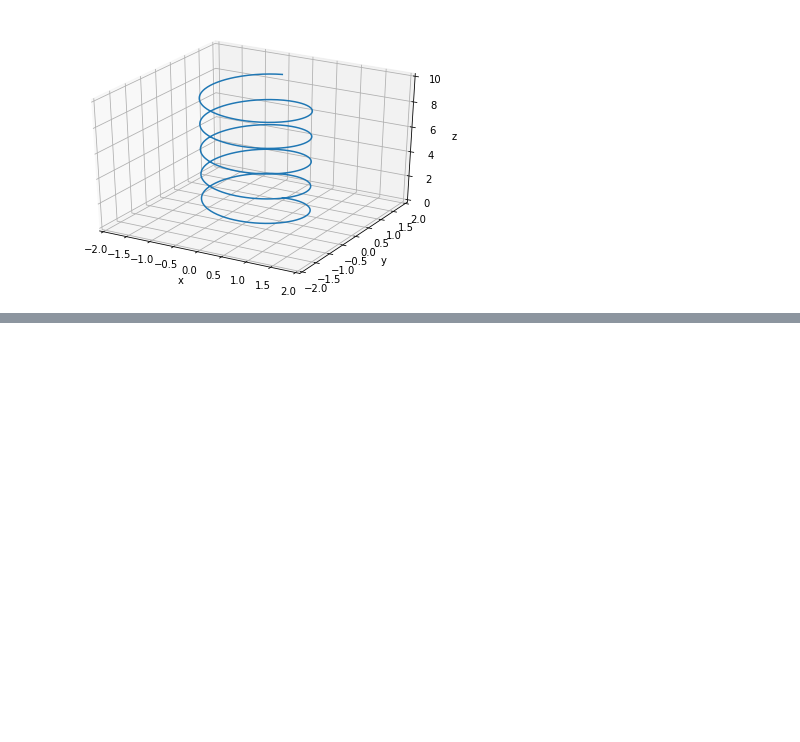
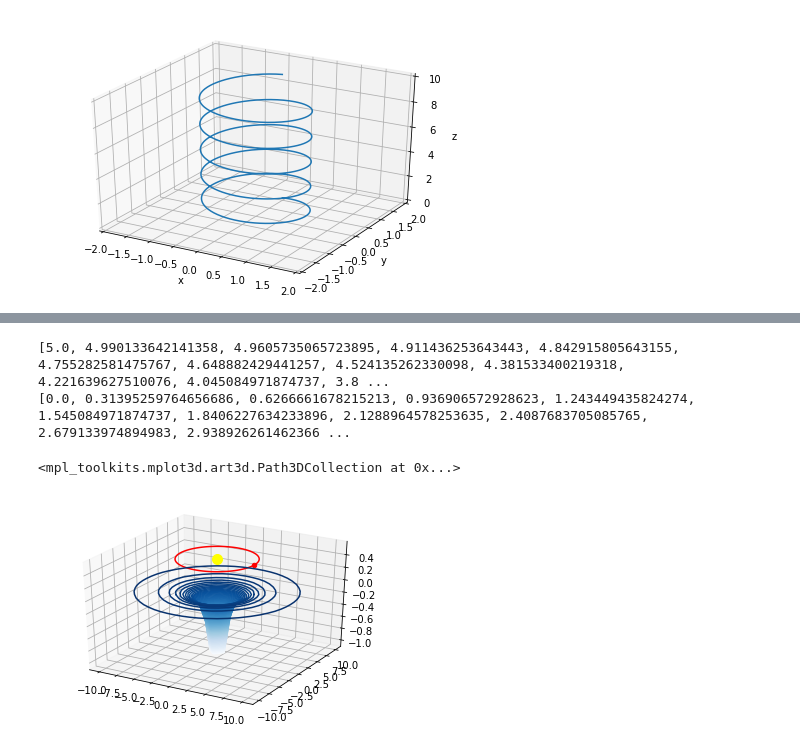
Before and after one commit to ImperialCollegeLondon/RCDS-plotting-in-python-with-matplotlib, a Jupyter notebook: Plotting Data with Two Dimensions.ipynb, the cells around one changed output, grey strips where cells are left out. Saved outputs shown, nothing was run; the diff lists cells and outputs as text; code cells hidden in the pictures; blank space fills up the shorter version.

```diff
--- a/Plotting Data with Two Dimensions.ipynb
+++ b/Plotting Data with Two Dimensions.ipynb
@@ -109,0 +213,45 @@ ax.plot3D(xdata, ydata, zdata)
+# %%
+import matplotlib.pyplot as plt
+import math
+
+# Create the coordinates and values for the gravity well
+x_well = []
+y_well = []
+for i in range(21):
+  x_well.append(-10 + i)
+  y_well.append(-10 + i)
+
+values = []
+
+for ix in range(21):
+  values.append([])
+  for iy in range(21):
+    if x_well[ix] == 0 and y_well[iy] == 0:
+      value = - 1
+    else:
+      value = - 1 / (x_well[ix] ** 2 + y_well[iy] ** 2)
+    values[ix].append(value)
+
+# Create the coordinates for the planet's orbit
+x_orbit = []
+y_orbit = []
+z_orbit = []
+
+for i in range(101):
+  x_orbit.append(5 * math.cos(i * math.pi / 50))
+  y_orbit.append(5 * math.sin(i * math.pi / 50))
+  z_orbit.append(0.5)
+
+# Create the figure and axes
+fig = plt.figure()
+ax = plt.axes(projection='3d')
+
+ax.contour3D(x_well, y_well, values, 100, cmap="Blues", zorder=5)
+ax.plot3D(x_orbit, y_orbit, z_orbit, color = "red")
+ax.scatter3D(0, 0, 0.5, color="Yellow", s=100)
+ax.scatter3D(5, 0, 0.5, color="Red", s=20)
+# %% [output]
+[5.0, 4.990133642141358, 4.9605735065723895, 4.911436253643443, 4.842915805643155, 4.755282581475767, 4.648882429441257, 4.524135262330098, 4.381533400219318, 4.221639627510076, 4.045084971874737, 3.8 ...
+[0.0, 0.31395259764656686, 0.6266661678215213, 0.936906572928623, 1.243449435824274, 1.545084971874737, 1.8406227634233896, 2.1288964578253635, 2.4087683705085765, 2.679133974894983, 2.938926261462366 ...
+<mpl_toolkits.mplot3d.art3d.Path3DCollection at 0x...>
+[figure, added]
```
Also changed, not shown: parts of 6 cells of this notebook, 1 other file.
